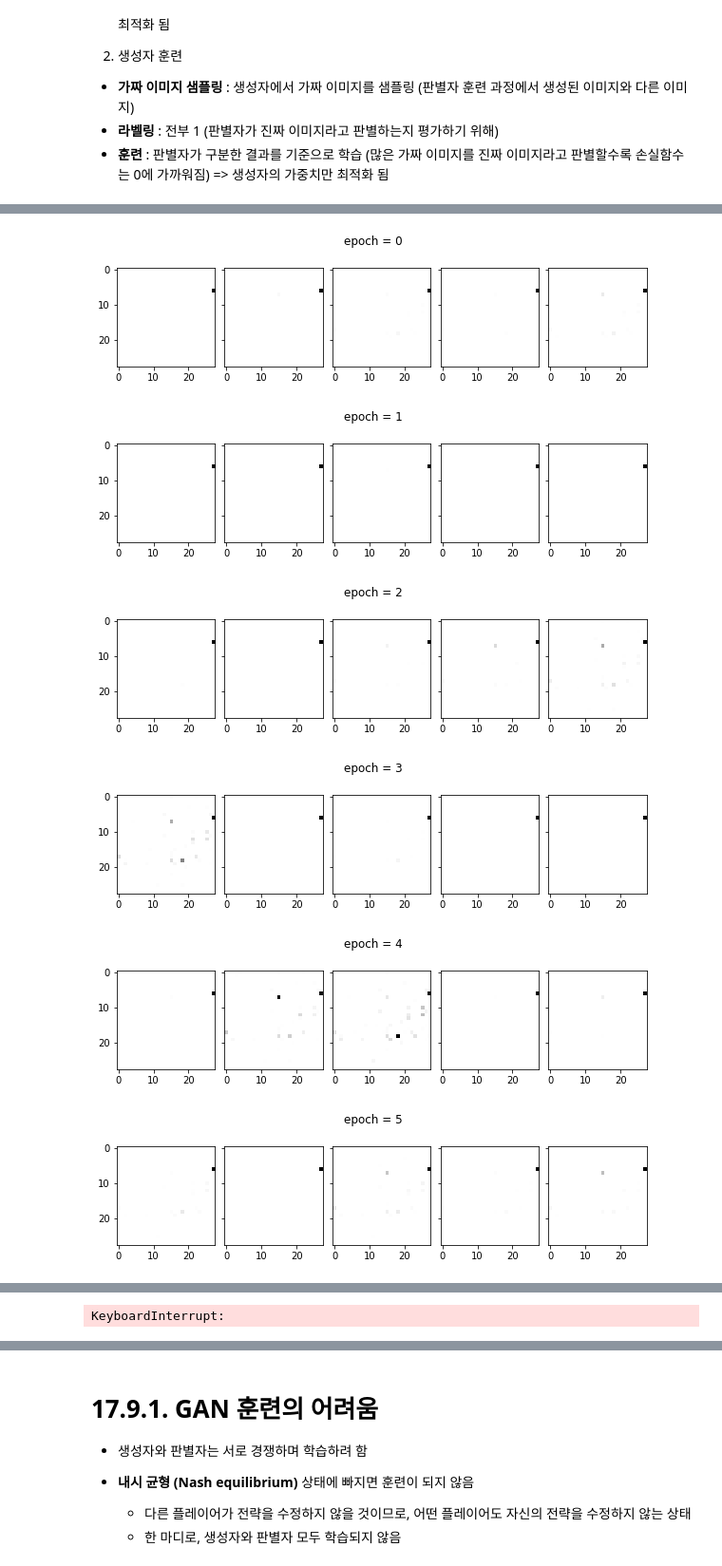
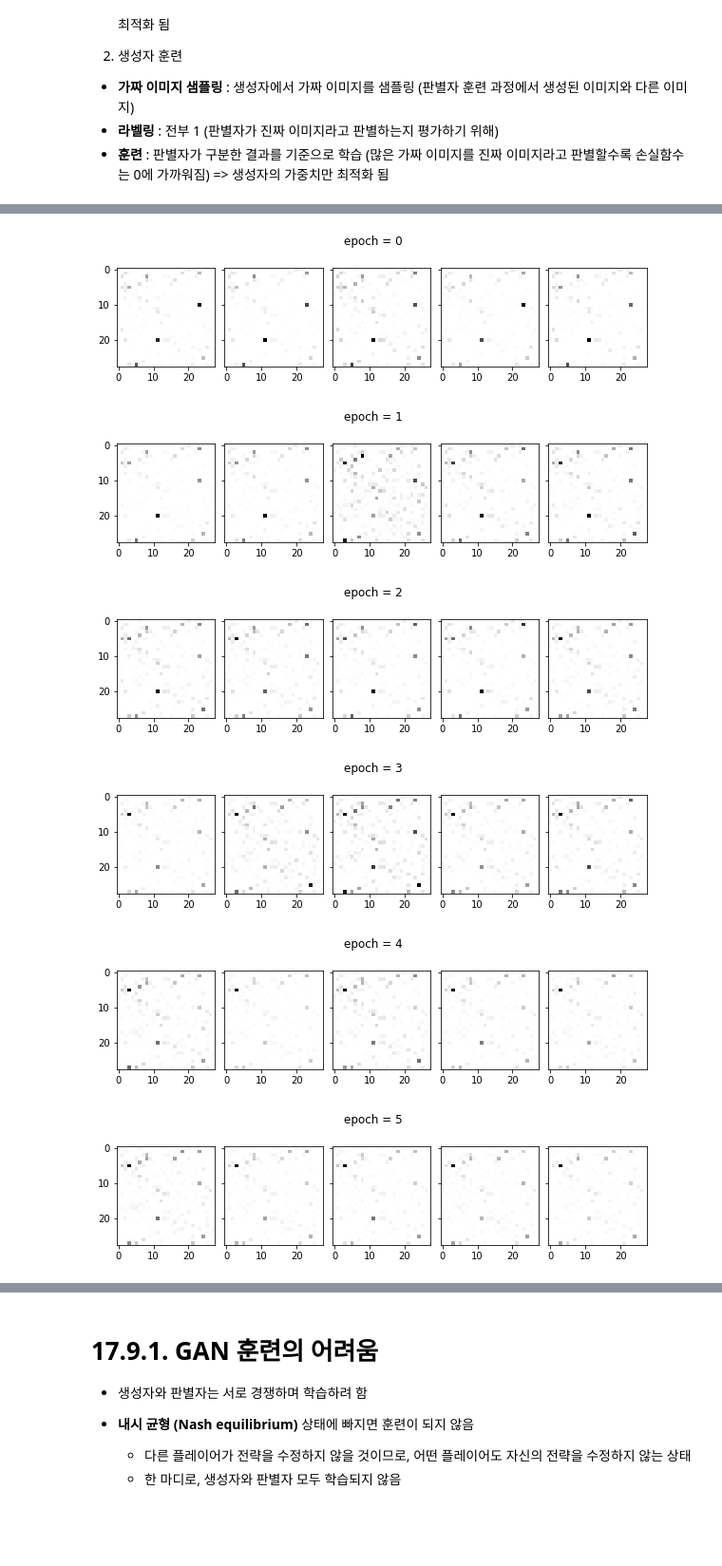
Before and after one commit to Kwan-Gu/data_science, a Jupyter notebook: ML/HandsOn/17/17_9_생성적 적대신경망.ipynb, the cells around one changed output, grey strips where cells are left out. Shown: that part at 95% size. Drawn from its saved outputs; the diff is of its cells as text; code cells hidden in the pictures; blank space fills up the shorter version.

```diff
--- a/ML/HandsOn/17/17_9_생성적 적대신경망.ipynb
+++ b/ML/HandsOn/17/17_9_생성적 적대신경망.ipynb
@@ -84,39 +91,38 @@ gan.compile(loss = 'binary_crossentropy', optimizer = 'rmsprop')
 batch_size = 32
 dataset = tf.data.Dataset.from_tensor_slices(X_train).shuffle(1000)
 dataset = dataset.batch(batch_size, drop_remainder = True).prefetch(1)
 
-"""GAN 훈련 함수"""
+"""GAN 훈련"""
 def train_gan(gan, dataset, batch_size, coding_size, n_epochs = 10):
     generator, discriminator = gan.layers
     for epoch in range(n_epochs):
         for X_batch in dataset:
             # 1 단계 : 판별자 훈련
             noise = tf.random.normal(shape = [batch_size, coding_size])
             generated_images = generator(noise)
             X_fake_real = tf.concat([generated_images, X_batch], axis = 0)
             y_fake_real = tf.constant([[0.]] * batch_size + [[1.]] * batch_size)
             discriminator.trainable = True
             discriminator.train_on_batch(X_fake_real, y_fake_real)
 
             # 2 단계 : 생성자 훈련
             noise = tf.random.normal(shape = [batch_size, coding_size])
             y = tf.constant([[1.]] * batch_size)
             discriminator.trainable = False
             gan.train_on_batch(noise, y)
 
-        sample_images = generator.predict(noise[: 5])
         fig, subs = plt.subplots(ncols = 5, figsize = (10, 2.5), sharey = True)
         fig.subplots_adjust(wspace = .1)
         fig.suptitle(f'epoch = {epoch:.0f}')
         for i in range(5):
-            subs[i].imshow(sample_images[i], cmap = 'binary')
+            subs[i].imshow(generated_images[i], cmap = 'binary')
         plt.show()
 
 train_gan(gan, dataset, batch_size, coding_size)
 # %% [output]
-[figure, old version]
+[figure, new version]
-[figure, old version]
+[figure, new version]
-[figure, old version]
+[figure, new version]
-[figure, old version]
+[figure, new version]
-[figure, old version]
+[figure, new version]
-[figure, old version]
+[figure, new version]
@@ -125 +130,0 @@ train_gan(gan, dataset, batch_size, coding_size)
-KeyboardInterrupt:
```
Also changed, not shown: parts of 2 cells of this notebook.
